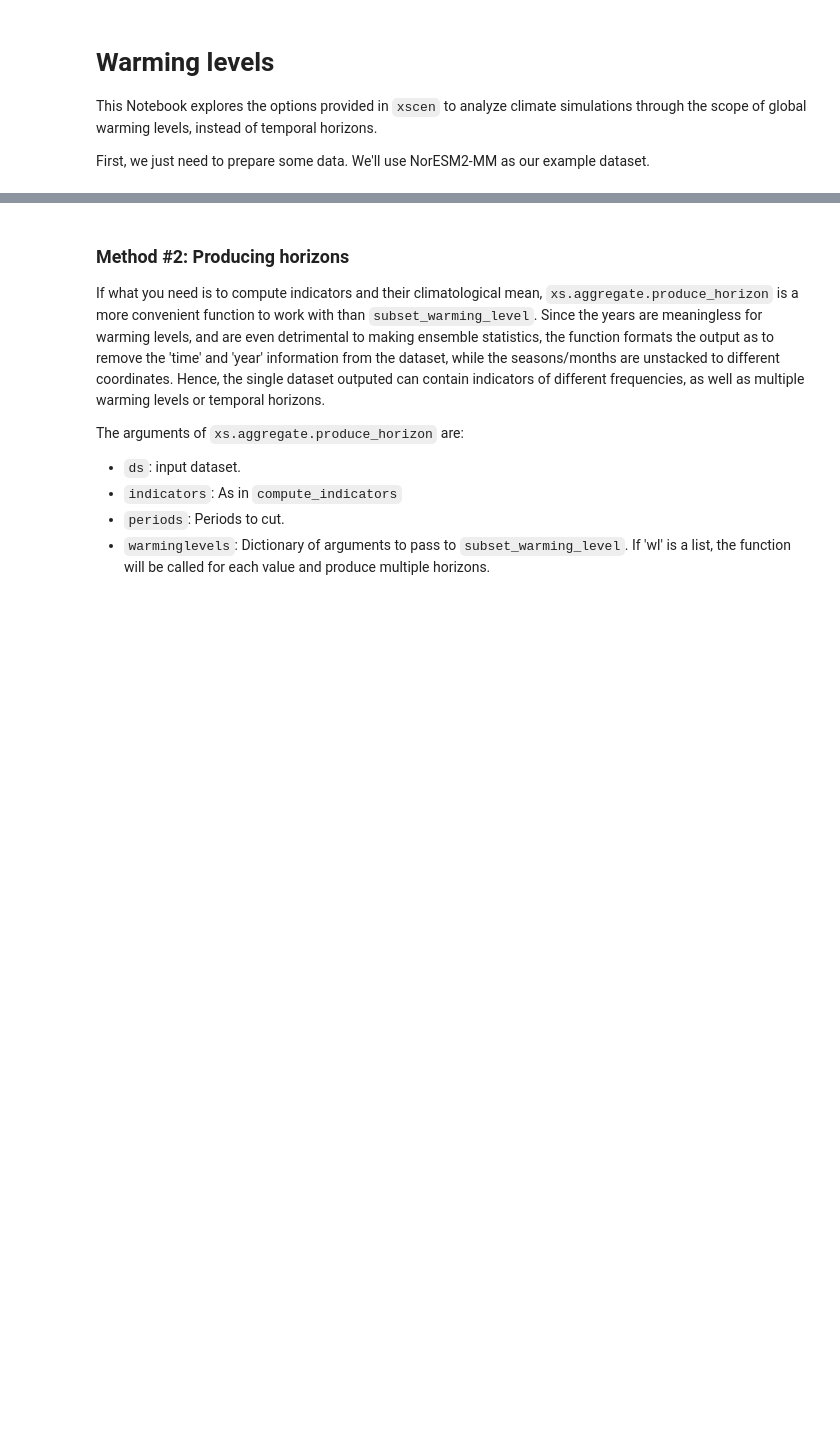
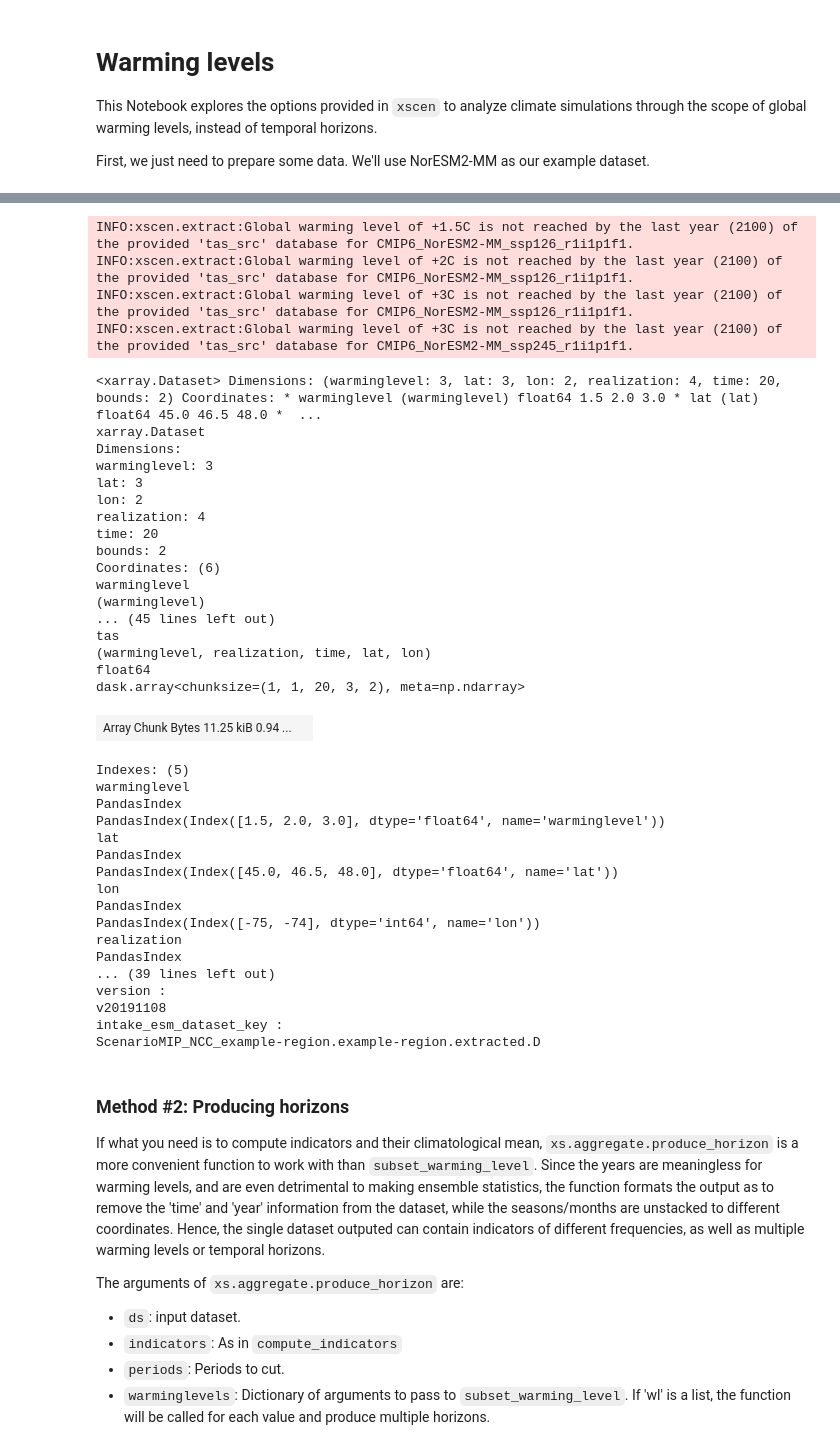
Before and after one commit to Ouranosinc/xscen, a Jupyter notebook: docs/notebooks/5_warminglevels.ipynb, the cells around one changed output, grey strips where cells are left out. Drawn from its saved outputs; the diff is of its cells as text; code cells hidden in the pictures; blank space fills up the shorter version.

```diff
--- a/docs/notebooks/5_warminglevels.ipynb
+++ b/docs/notebooks/5_warminglevels.ipynb
@@ -168,3 +273,51 @@ display(
+# %%
+%autoreload
+xs.subset_warming_level(
+    ds,
+    wl=[1.5, 2, 3],
+    wl_dim=True,
+    to_level="warming-level"
+)
+# %% [output]
+INFO:xscen.extract:Global warming level of +1.5C is not reached by the last year (2100) of the provided 'tas_src' database for CMIP6_NorESM2-MM_ssp126_r1i1p1f1.
+INFO:xscen.extract:Global warming level of +2C is not reached by the last year (2100) of the provided 'tas_src' database for CMIP6_NorESM2-MM_ssp126_r1i1p1f1.
+INFO:xscen.extract:Global warming level of +3C is not reached by the last year (2100) of the provided 'tas_src' database for CMIP6_NorESM2-MM_ssp126_r1i1p1f1.
+INFO:xscen.extract:Global warming level of +3C is not reached by the last year (2100) of the provided 'tas_src' database for CMIP6_NorESM2-MM_ssp245_r1i1p1f1.
+<xarray.Dataset> Dimensions: (warminglevel: 3, lat: 3, lon: 2, realization: 4, time: 20, bounds: 2) Coordinates: * warminglevel (warminglevel) float64 1.5 2.0 3.0 * lat (lat) float64 45.0 46.5 48.0 *  ...
+xarray.Dataset
+Dimensions:
+warminglevel: 3
+lat: 3
+lon: 2
+realization: 4
+time: 20
+bounds: 2
+Coordinates: (6)
+warminglevel
+(warminglevel)
+... (45 lines left out)
+tas
+(warminglevel, realization, time, lat, lon)
+float64
+dask.array<chunksize=(1, 1, 20, 3, 2), meta=np.ndarray>
+| Array Chunk Bytes 11.25 kiB 0.94 ... |  |
+Indexes: (5)
+warminglevel
+PandasIndex
+PandasIndex(Index([1.5, 2.0, 3.0], dtype='float64', name='warminglevel'))
+lat
+PandasIndex
+PandasIndex(Index([45.0, 46.5, 48.0], dtype='float64', name='lat'))
+lon
+PandasIndex
+PandasIndex(Index([-75, -74], dtype='int64', name='lon'))
+realization
+PandasIndex
+... (39 lines left out)
+version :
+v20191108
+intake_esm_dataset_key :
+ScenarioMIP_NCC_example-region.example-region.extracted.D
 # %% [markdown]
 ### Method #2: Producing horizons
 
```
Also changed, not shown: parts of 15 cells of this notebook, 7 other files.
